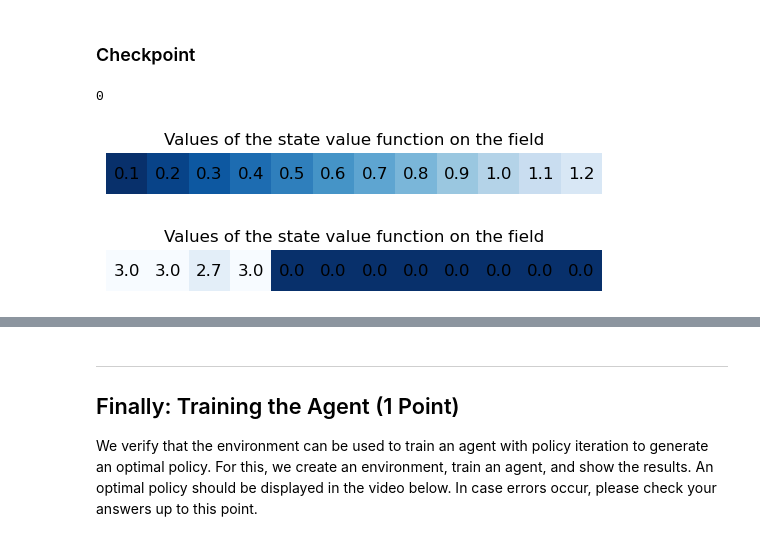
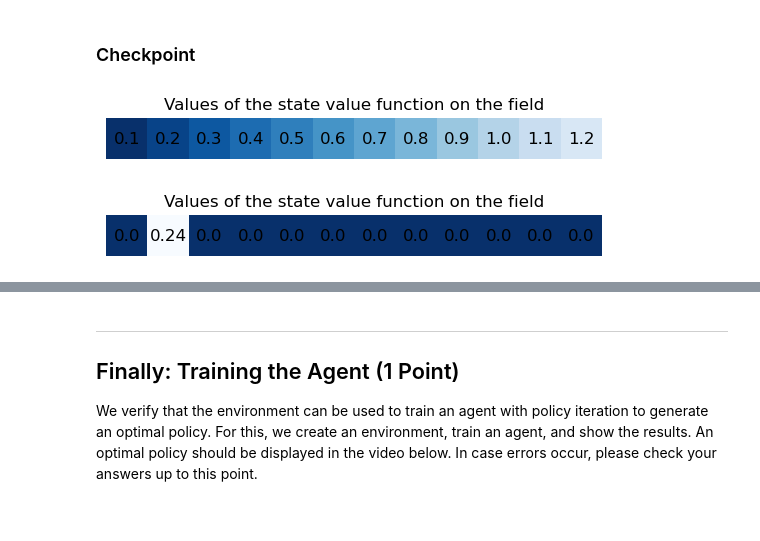
Before and after one commit to hanusspi/Assignments, a Jupyter notebook: bonus_point_assignment_1/task_01/task_sheet_01.ipynb, the cells around one changed output, grey strips where cells are left out. Cells and saved outputs as stored; diff of their text form; code cells hidden in the pictures.

```diff
--- a/bonus_point_assignment_1/task_01/task_sheet_01.ipynb
+++ b/bonus_point_assignment_1/task_01/task_sheet_01.ipynb
@@ -579,9 +590,7 @@ class Agent():
         print('Iterations required for convergence:', self.iteration)
 
     def policy_evaluation(self):
-        env = self.mdp[0]
-        state_len = self.mdp[1]
-        action_len = self.mdp[2]
+        env, state_len, action_len = self.mdp
         sweeps = 0
         while True:
             sweeps += 1
@@ -590,9 +599,7 @@ class Agent():
                 old_state_value = self.state_value_fn[state]
                 new_state_value = 0
                 for action in range(action_len):
-                    for transition in self.mdp[0][state][action]:
-                        transition_prob, next_state, reward, termiantion = transition
-                        new_state_value += self.policy[state][action] *(reward+self.gamma*self.state_value_fn[next_state])
+                    new_state_value += self.get_policy_value(state, action)
                 self.state_value_fn[state] = new_state_value
                 delta = max(delta, np.abs(old_state_value - new_state_value))
             if delta < self.update_threshold:
@@ -602,31 +609,23 @@ class Agent():
     def get_policy_value(self, state, action):
         policy_value = 0
         for transition in self.mdp[0][state][action]:
-            transition_prob = transition[0] # prob of next state
-            successor_state = transition[1] # value/name of next state
-            reward = transition[2] # reward of next state
-            policy_value += transition_prob * (reward + self.gamma * self.state_value_fn[successor_state])
+            transition_prob, successor_state, reward, termination = transition
+            policy_value += self.policy[state][action] * transition_prob * (reward + self.gamma * self.state_value_fn[successor_state])
         return policy_value
 
     def get_action_value(self, state, action):
         action_value = 0
         for transition in self.mdp[0][state][action]:
             transition_prob, successor_state, reward, termination = transition # prob of next state
-            if termination:
-                action_value += transition_prob * reward
-            else:
-                action_value += transition_prob * (reward + self.gamma * self.state_value_fn[successor_state])
+            action_value += transition_prob * (reward + self.gamma * self.state_value_fn[successor_state])
         return action_value
 
     def policy_improvement(self):
         policy_stable = True
-        env = self.mdp[0]
-        state_len = self.mdp[1]
-        action_len = self.mdp[2]
+        env, state_len, action_len = self.mdp
         current_policy = self.policy
         best_policy = []
         for state in range(state_len):
-            old_action = self.policy[state]
             pi_s = np.argmax([self.get_action_value(state, action) for action in range(action_len)])
             best_policy.append([0 for _ in range(action_len)])
             best_policy[state][pi_s] = 1
@@ -641,14 +640,6 @@ field_length = 12
 line_position = 6
 test_env = BasketballEnv(field_length = field_length, line_position = line_position)
 test_agent = Agent(test_env, gamma=0.9, update_threshold=1e-6)
-
-mdp = test_agent.mdp
-env = mdp[0]
-state_len = mdp[1]
-action_len = mdp[2]
-test_agent.policy[1][1]
-# %% [output]
-0
 # %%
 # Does the visualization work?
 test_agent.state_value_fn = [0.1, 0.2, 0.3, 0.4, 0.5, 0.6, 0.7, 0.8, 0.9, 1.0, 1.1, 1.2, 1.3, 1.4]
@@ -660,12 +651,12 @@ test_agent.reset()
 # Used for grading. Do not change.
 # %%
 # Can we evaluate a policy?
-test_agent.policy = [[0, 1], [0, 1], [1, 0], [0, 1], [1, 0], [1, 0], [1, 0], [1, 0], [1, 0], [1, 0], [1, 0], [1, 0], [1, 0], [1, 0]]
+test_agent.policy = [[0, 1], [0, 1], [1, 0], [1, 0], [1, 0], [1, 0], [1, 0], [1, 0], [1, 0], [1, 0], [1, 0], [1, 0], [1, 0], [1, 0]]
 test_agent.policy_evaluation()
 test_agent.visualize()
 test_agent.reset()
 # %% [output]
-[figure, old version]
+[figure, new version]
 # %%
 # Used for grading. Do not change.
 # %%
```
Also changed, not shown: parts of 2 cells of this notebook.
